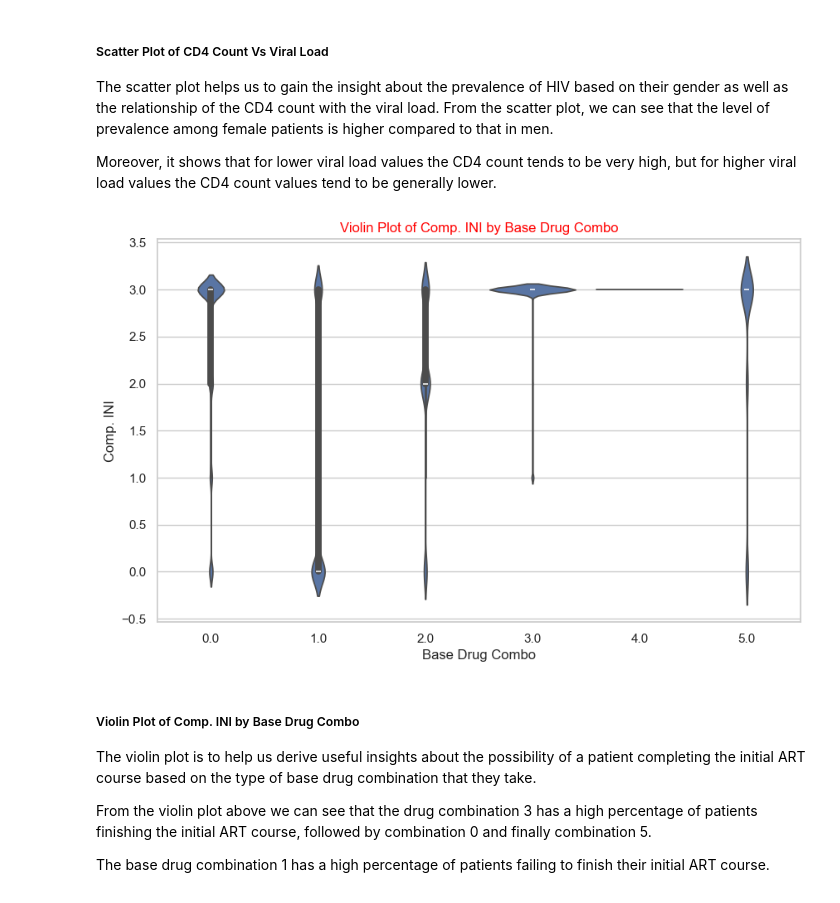
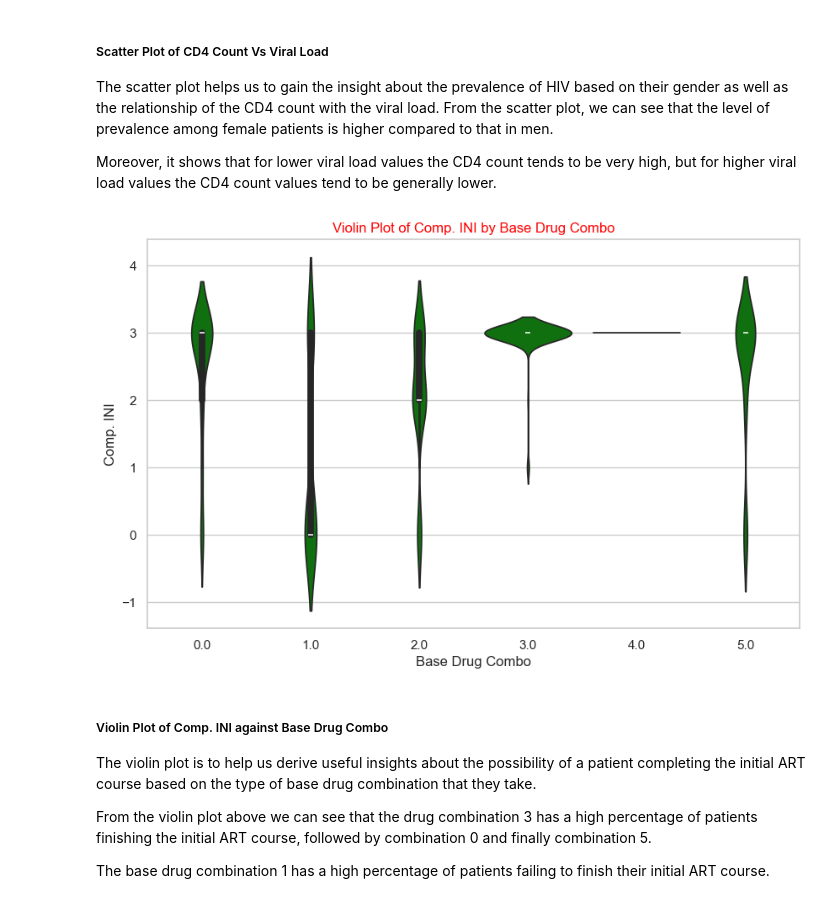
Before and after one commit to Philipmwasi/Patient-Risk-Stratification, a Jupyter notebook: Untitled.ipynb, the cells around one changed output. Cells and saved outputs as stored; diff of their text form; code cells hidden in the pictures.

```diff
--- a/Untitled.ipynb
+++ b/Untitled.ipynb
@@ -169,11 +226,16 @@ The bar plot helps us derive insights about the initial competion of ART among f
 From the bar plot we see that the number of female patients who completed the inital ART course is lower compared to that of men which consequently means that male patients are committed to complete their ART course far more than the female patients.
 # %%
 #We need to assess the relationship between the viral load and the CD4 count
+
 plt.figure(figsize=(10,6), dpi = 200)
+sns.set_palette("tab10")
+
 sns.scatterplot(data = df, x= df['VL'], y=df['CD4'], color='red', hue = "Gender", palette='viridis', alpha = 0.4)
+
 plt.xlabel("Viral load", color = 'purple')
 plt.ylabel("CD4 count", color = 'purple')
 plt.title("CD4 COUNT AGAINST VIRAL LOAD")
 plt.legend(['Female (1.0)', 'Male (2.0)'])
+
 plt.show();
 # %% [output]
@@ -187,23 +249,23 @@ Moreover, it shows that for lower viral load values the CD4 count tends to be ve
 # %%
 # We assess the relationship between the drug combination and the completion of the initial ART course
 
 #Creating a violin plot
 sns.set(style="whitegrid")
 
 plt.figure(figsize=(10, 6))
-sns.violinplot(x="Base Drug Combo", y="Comp. INI", data=df)
+sns.violinplot(x="Base Drug Combo", y="Comp. INI", data=df, color='green', bw_method=0.4)
 
 # Set labels and title
 plt.xlabel("Base Drug Combo")
 plt.ylabel("Comp. INI")
 plt.title("Violin Plot of Comp. INI by Base Drug Combo", color ='red')
 
 # Show plot
 plt.show()
 # %% [output]
-[figure, old version]
+[figure, new version]
 # %% [markdown]
-##### Violin Plot of Comp. INI by Base Drug Combo
+##### Violin Plot of Comp. INI against Base Drug Combo
 The violin plot is to help us derive useful insights about the possibility of a patient completing the initial ART course based on the type of base drug combination that they take.
 
 From the violin plot above we can see that the drug combination 3 has a high percentage of patients finishing the initial ART course, followed by combination 0 and finally combination 5.
```
Also changed, not shown: parts of 19 cells of this notebook, 1 other file.
